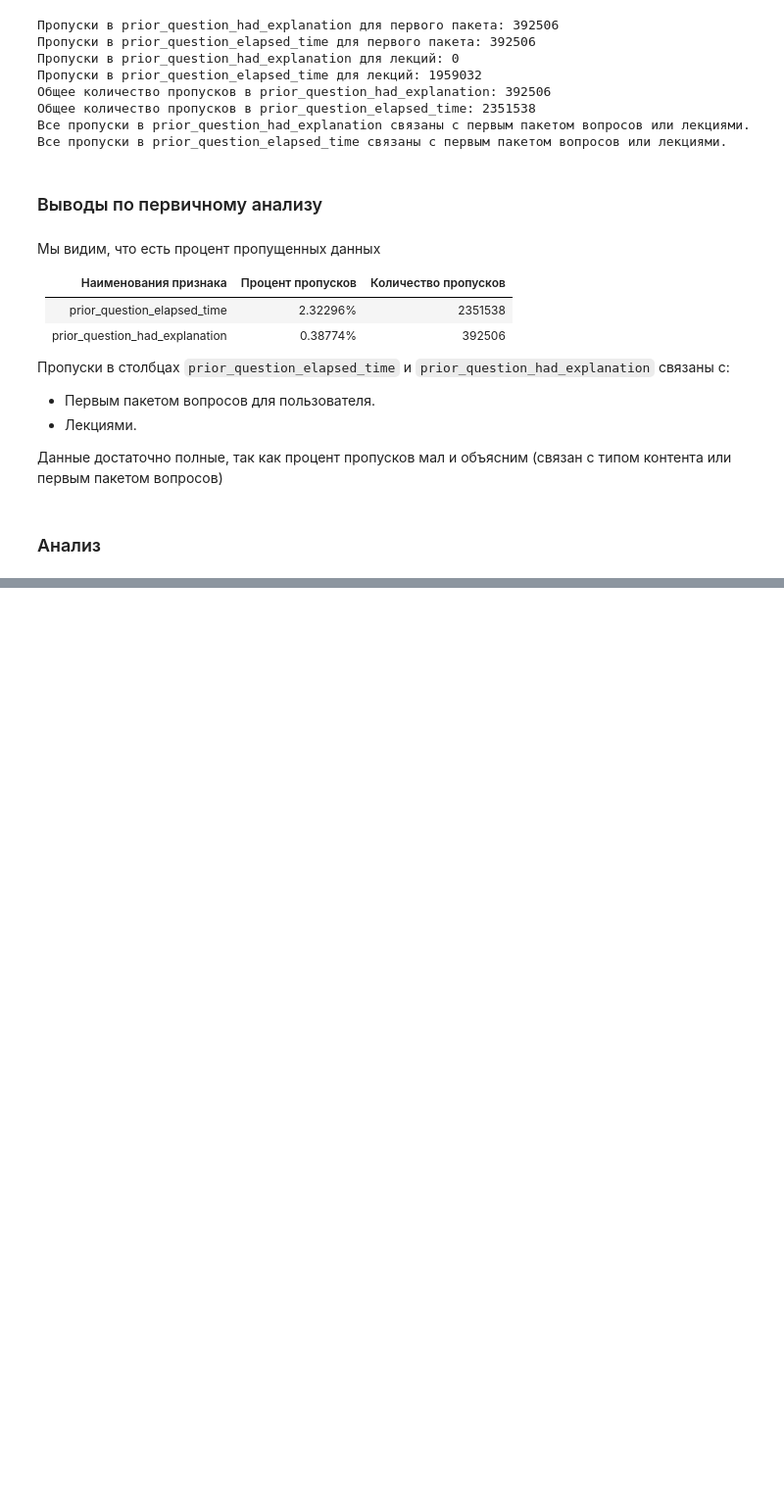
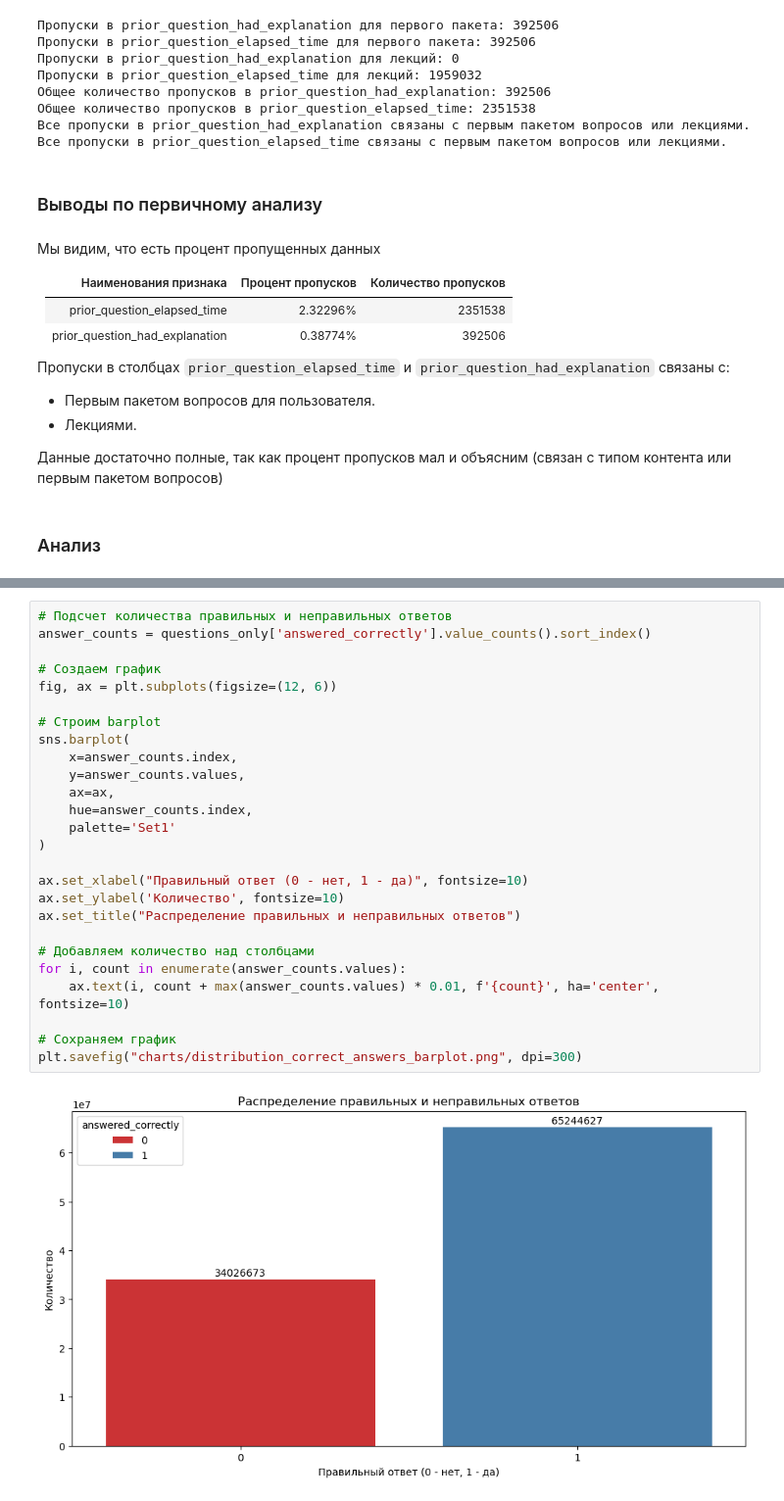
Before and after one commit to nikolay-grudanov/MEPHI-SF_ML, a Jupyter notebook: academic-semester-1/python_for_data_analysis/HW-1/Pandas_HW.ipynb, the cells around one changed output, grey strips where cells are left out. Shown at 98% size. Saved outputs shown, nothing was run; the diff lists cells and outputs as text; blank space fills up the shorter version.

```diff
--- a/academic-semester-1/python_for_data_analysis/HW-1/Pandas_HW.ipynb
+++ b/academic-semester-1/python_for_data_analysis/HW-1/Pandas_HW.ipynb
@@ -320,0 +485,28 @@ else:
+# %%
+# Подсчет количества правильных и неправильных ответов
+answer_counts = questions_only['answered_correctly'].value_counts().sort_index()
+
+# Создаем график
+fig, ax = plt.subplots(figsize=(12, 6))
+
+# Строим barplot
+sns.barplot(
+    x=answer_counts.index,
+    y=answer_counts.values,
+    ax=ax,
+    hue=answer_counts.index,
+    palette='Set1'
+)
+
+ax.set_xlabel("Правильный ответ (0 - нет, 1 - да)", fontsize=10)
+ax.set_ylabel('Количество', fontsize=10)
+ax.set_title("Распределение правильных и неправильных ответов")
+
+# Добавляем количество над столбцами
+for i, count in enumerate(answer_counts.values):
+    ax.text(i, count + max(answer_counts.values) * 0.01, f'{count}', ha='center', fontsize=10)
+
+# Сохраняем график
+plt.savefig("charts/distribution_correct_answers_barplot.png", dpi=300)
+# %% [output]
+[figure, added]
```
Also changed, not shown: parts of 30 cells of this notebook, 15 other files.
